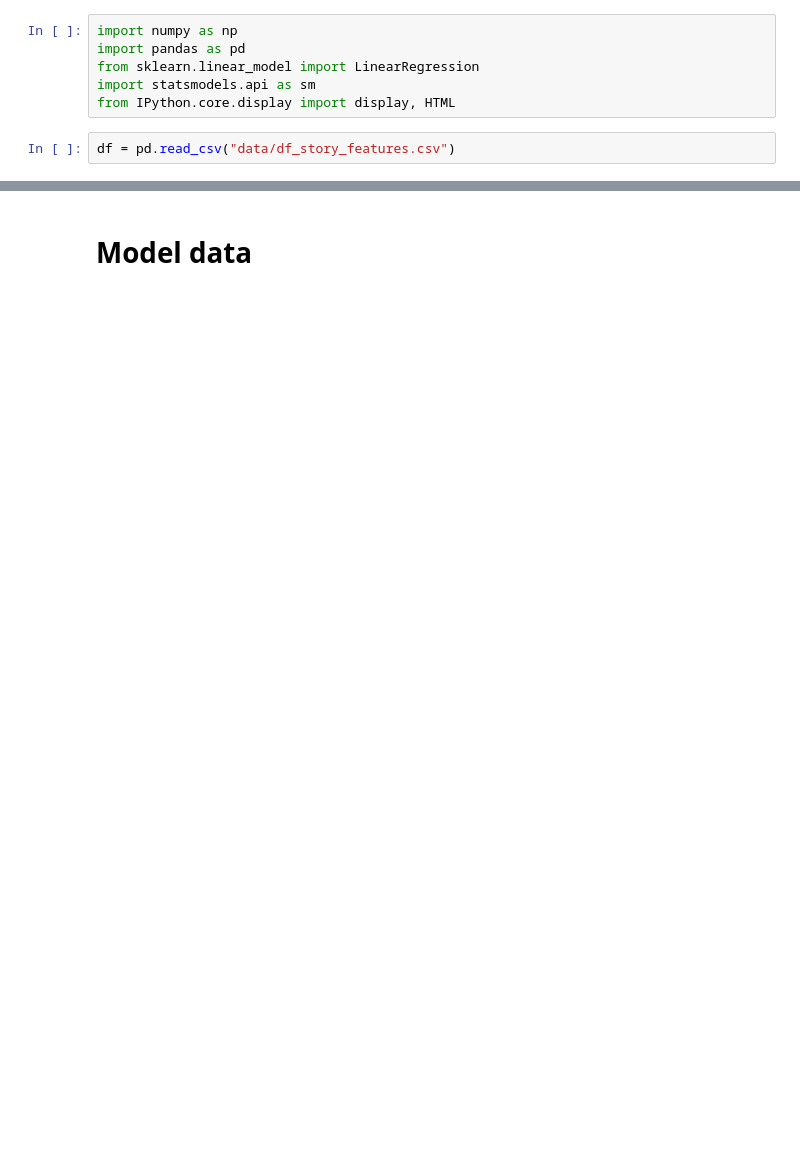
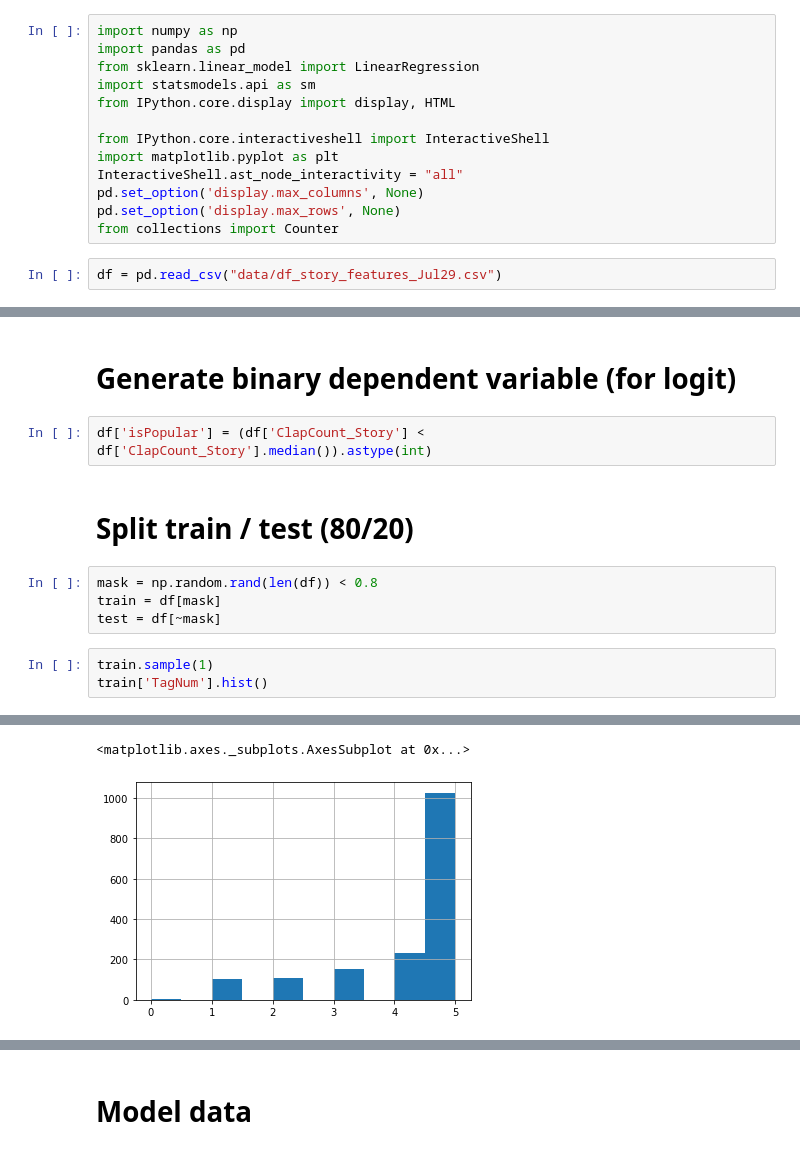
Before and after one commit to leungjch/medium-data-mining, a Jupyter notebook: Story_LinearModel.ipynb, the cells around one changed output, grey strips where cells are left out. Saved outputs shown, nothing was run; the diff lists cells and outputs as text; blank space fills up the shorter version.

```diff
--- a/Story_LinearModel.ipynb
+++ b/Story_LinearModel.ipynb
@@ -4,6 +4,13 @@ import pandas as pd
 from sklearn.linear_model import LinearRegression
 import statsmodels.api as sm
 from IPython.core.display import display, HTML
+
+from IPython.core.interactiveshell import InteractiveShell
+import matplotlib.pyplot as plt
+InteractiveShell.ast_node_interactivity = "all"
+pd.set_option('display.max_columns', None)
+pd.set_option('display.max_rows', None)
+from collections import Counter
 # %%
-df = pd.read_csv("data/df_story_features.csv")
+df = pd.read_csv("data/df_story_features_Jul29.csv")
 # %%
@@ -25,0 +21,14 @@ Index(['Unnamed: 0', 'ClapCount_Card', 'ClapCount_Story', 'Company',
+# %% [markdown]
+# Generate binary dependent variable (for logit)
+# %%
+df['isPopular'] = (df['ClapCount_Story'] < df['ClapCount_Story'].median()).astype(int)
+# %% [markdown]
+# Split train / test (80/20)
+# %%
+mask = np.random.rand(len(df)) < 0.8
+train = df[mask]
+test = df[~mask]
+# %%
+train.sample(1)
+train['TagNum'].hist()
+# %% [output]
@@ -25,0 +37,2 @@ Index(['Unnamed: 0', 'ClapCount_Card', 'ClapCount_Story', 'Company',
+<matplotlib.axes._subplots.AxesSubplot at 0x...>
+[figure, added]
```
Also changed, not shown: parts of 18 cells of this notebook, 3 other files.
